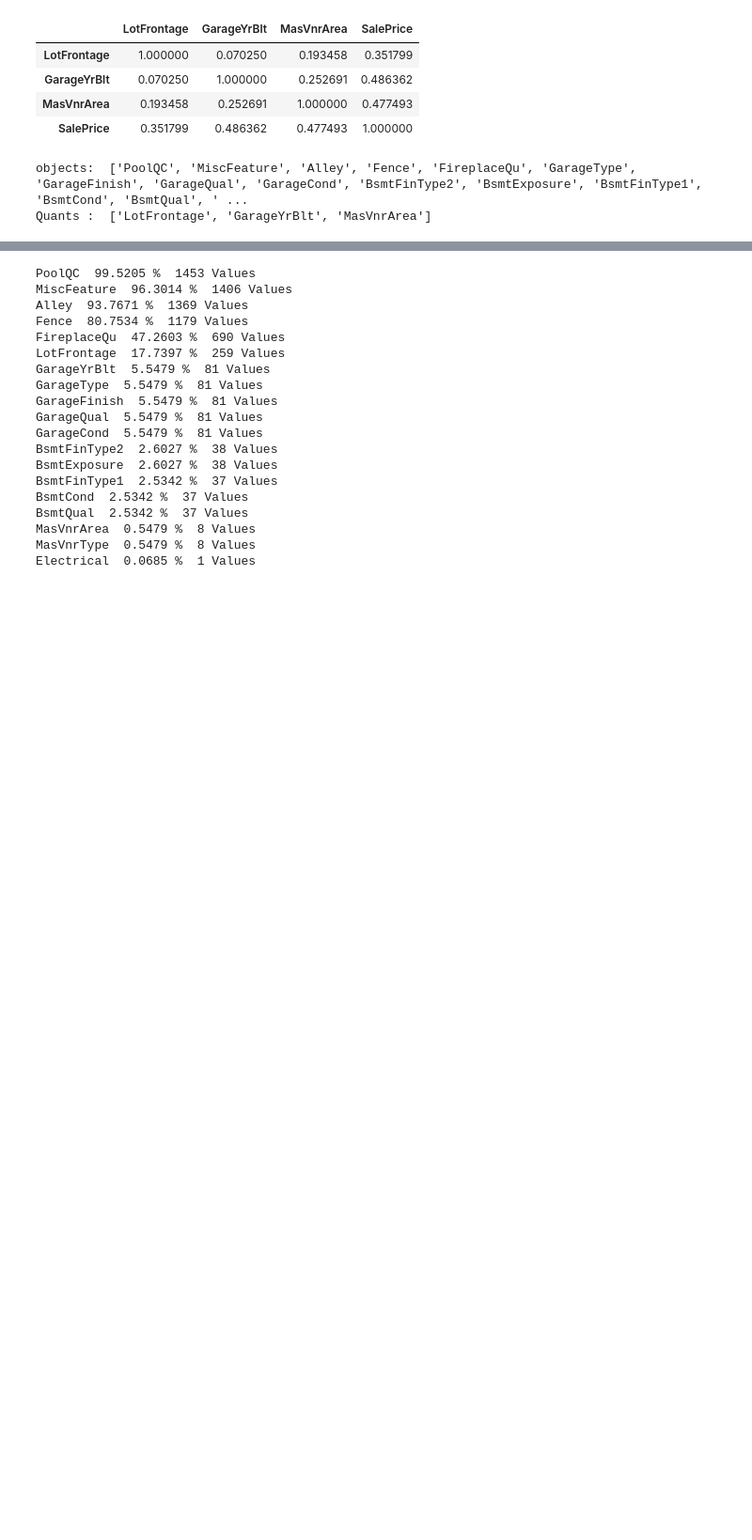
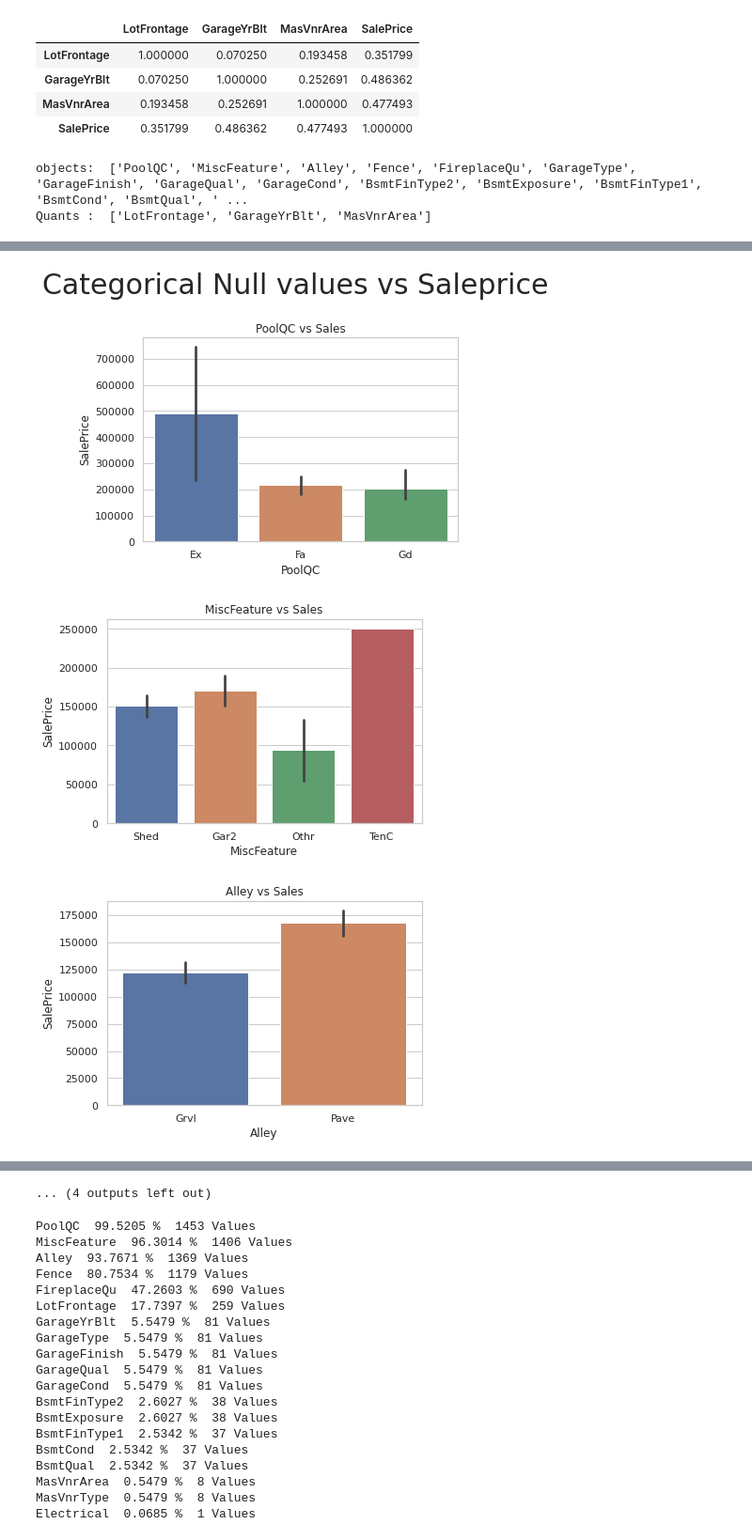
Before and after one commit to Muhliscm/-66daysofdata, a Jupyter notebook: Python/30052021 Housing data Kaggle/House_price_prediction_kaggle.ipynb, the cells around one changed output, grey strips where cells are left out. Shown at 94% size. Cells and saved outputs as stored; diff of their text form; code cells hidden in the pictures; blank space fills up the shorter version.

```diff
--- a/Python/30052021 Housing data Kaggle/House_price_prediction_kaggle.ipynb
+++ b/Python/30052021 Housing data Kaggle/House_price_prediction_kaggle.ipynb
@@ -349,0 +339,15 @@ for feature in null_value_columns:
+# %%
+# Creating bar plots for categorical null values
+plt.suptitle("Categorical Null values vs Saleprice", fontsize = 30, y = 1.12)
+sns.set(style = "whitegrid")
+for feature in null_obj_list:
+  sns.barplot(data = train_df, y =  "SalePrice", x =  feature)
+  plt.title(feature + " vs Sales")
+  #plt.savefig(feature+".png")  #for downloading pictures in colab
+  #files.download(feature+".png")
+  plt.show()
+  print("")
+# %% [output]
+[figure, added]
+[figure, added]
+[figure, added]
@@ -350,3 +363,4 @@ for feature in null_value_columns:
+... (4 outputs left out)
 # %%
 # Percentage of null values
 for null_variable in null_value_columns:
```
Also changed, not shown: parts of 41 cells of this notebook, 9 other files.
